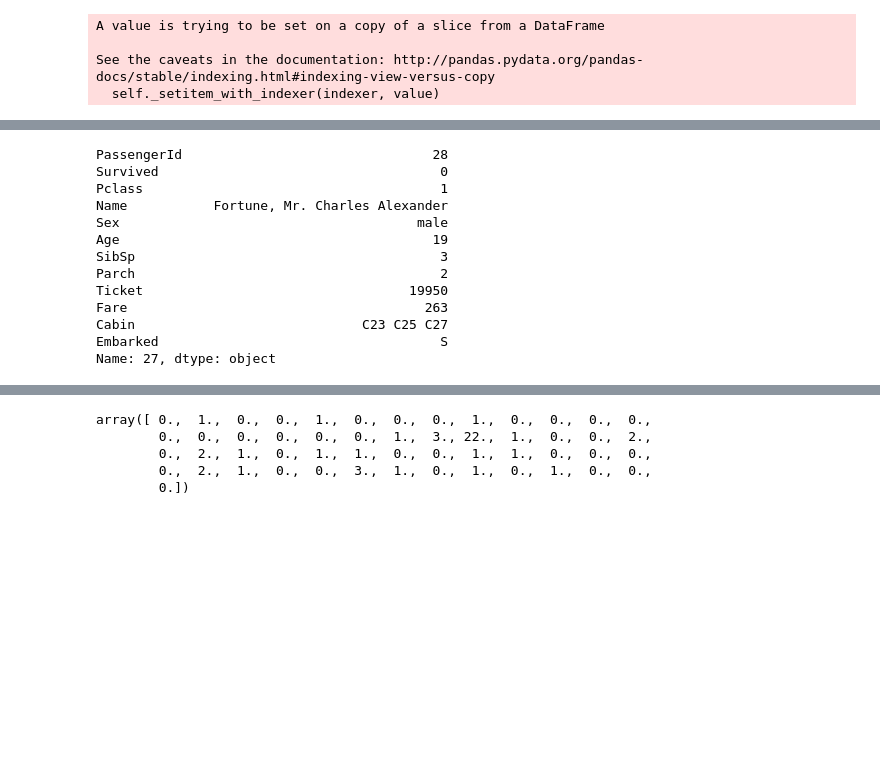
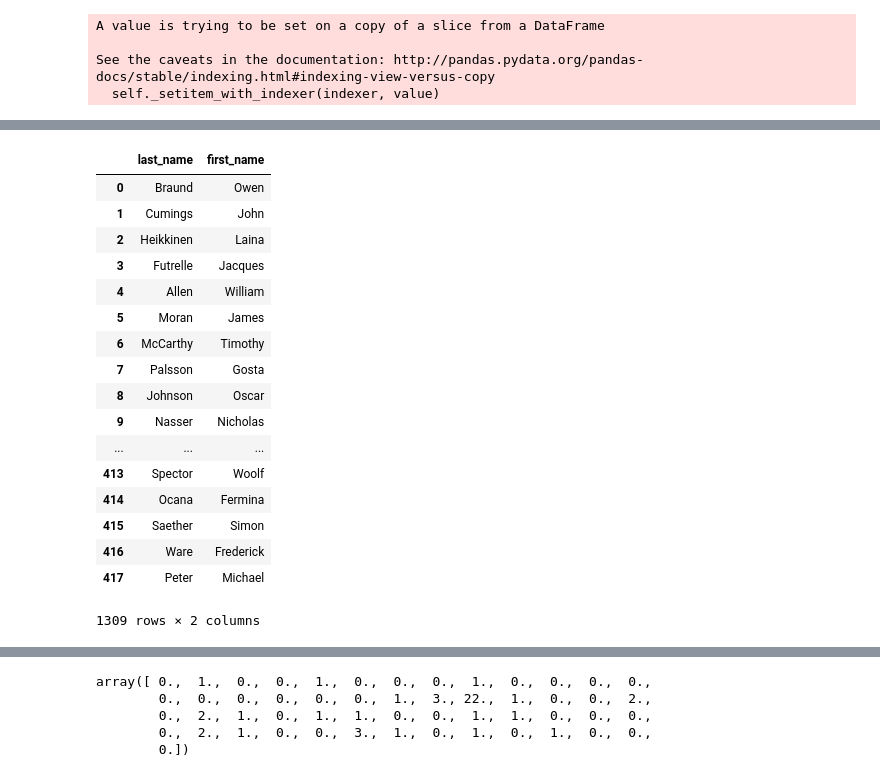
Before and after one commit to irisu-inwl/kaggle, a Jupyter notebook: Titanic.ipynb, the cells around one changed output, grey strips where cells are left out. Saved outputs shown, nothing was run; the diff lists cells and outputs as text; code cells hidden in the pictures; blank space fills up the shorter version.

Commit message:
cabin predict

```diff
--- a/Titanic.ipynb
+++ b/Titanic.ipynb
@@ -584,16 +622,25 @@ ret_exp[idx]['exp'].as_list()
-# %%
-train_df.loc[ret_exp[idx]['id'],:]
-# %% [output]
-PassengerId                                28
-Survived                                    0
-Pclass                                      1
-Name           Fortune, Mr. Charles Alexander
-Sex                                      male
-Age                                        19
-SibSp                                       3
-Parch                                       2
-Ticket                                  19950
-Fare                                      263
-Cabin                             C23 C25 C27
-Embarked                                    S
-Name: 27, dtype: object
+# %%
+df, train_df = data_frame_make(train_data_path, test_data_path)
+name_series = df.Name.str.extract(r'([A-Za-z\(\)]+)?,\s[A-Za-z]+\.\s[\(]*([a-zA-Z]+)?')
+name_df = pd.DataFrame(first_name)
+name_df = name_df.rename(columns={0:'last_name',1:'first_name'})
+name_df
+# %% [output]
+|  | last_name | first_name |
+| 0 | Braund | Owen |
+| 1 | Cumings | John |
+| 2 | Heikkinen | Laina |
+| 3 | Futrelle | Jacques |
+| 4 | Allen | William |
+| 5 | Moran | James |
+| 6 | McCarthy | Timothy |
+| 7 | Palsson | Gosta |
+| 8 | Johnson | Oscar |
+| 9 | Nasser | Nicholas |
+| ... | ... | ... |
+| 413 | Spector | Woolf |
+| 414 | Ocana | Fermina |
+| 415 | Saether | Simon |
+| 416 | Ware | Frederick |
+| 417 | Peter | Michael |
+1309 rows × 2 columns
```
Also changed, not shown: parts of 22 cells of this notebook, 1 other file.
